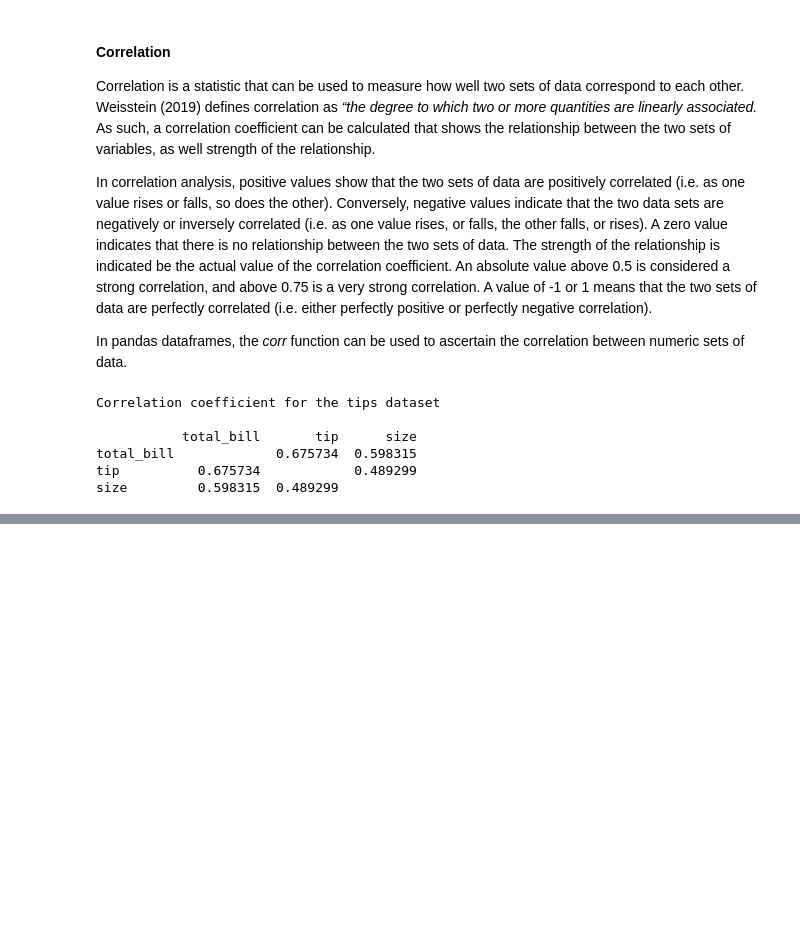
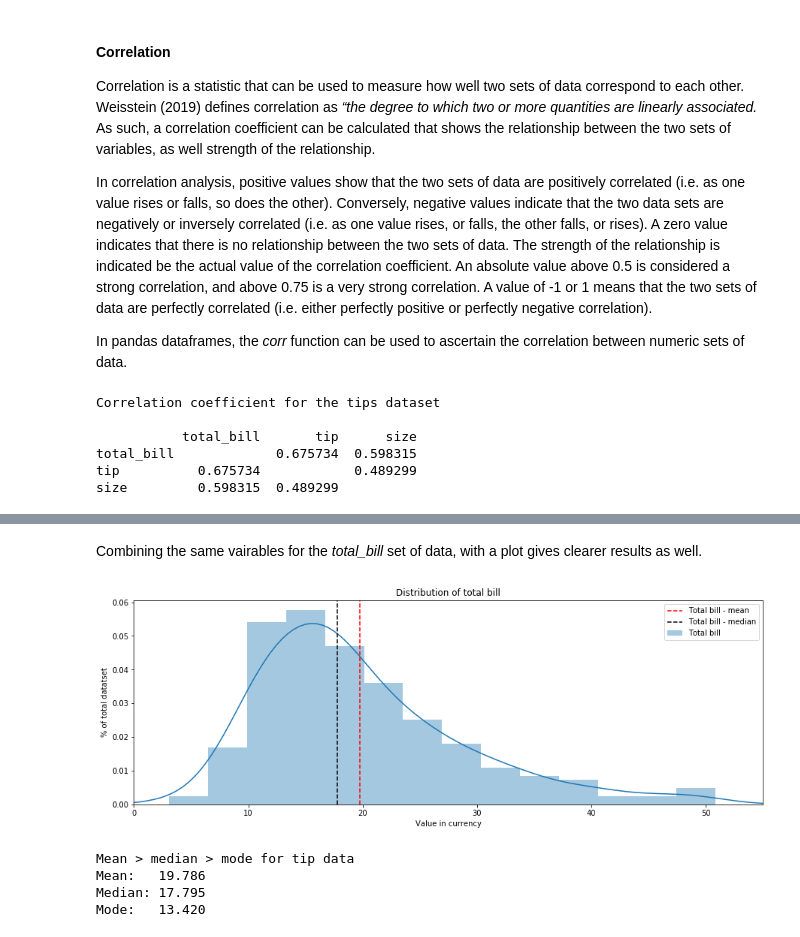
Before and after one commit to Clauric/FoDA-Assessment, a Jupyter notebook: Tips dataset review.ipynb, the cells around one changed output, grey strips where cells are left out. Saved outputs shown, nothing was run; the diff lists cells and outputs as text; code cells hidden in the pictures; blank space fills up the shorter version.

```diff
--- a/Tips dataset review.ipynb
+++ b/Tips dataset review.ipynb
@@ -272,0 +340,43 @@ plt.show()
+# %% [markdown]
+Combining the same vairables for the *total_bill* set of data, with a plot gives clearer results as well.
+# %%
+# Plot of distribution total bill data
+
+# For total bill, new values for mean and median values
+tb_mean = tips_ds["total_bill"].mean()
+tb_median = tips_ds["total_bill"].median()
+tb_mode = tips_ds["total_bill"].mode()
+
+# Seaborn distplots showing both histograms and bell curves for total bill
+sns.distplot(tips_ds["total_bill"], axlabel = False, label="Total bill")
+
+# Plotlines for total bill of mean and median
+plt.axvline(tb_mean, color = 'r', linestyle = "--", label = "Total bill - mean")
+plt.axvline(tb_median, color = 'k', linestyle = "--", label = "Total bill - median")
+
+# Set limit of x-axis from to 55
+plt.xlim([0,55])
+
+# Set size of plot area
+plt.rcParams["figure.figsize"] = [15,5]
+
+# Set title, labels, and legend
+plt.title("Distribution of total bill")
+plt.xlabel("Value in currency")
+plt.ylabel("% of total datatset")
+plt.legend()
+
+# Show plot
+plt.show()
+
+# Mean, median, and mode values for the tiotal_bill data
+print("Mean > median > mode for tip data")
+print("Mean: %8.3f" % tips_ds["total_bill"].mean())
+print("Median: %1.3f" % tips_ds["total_bill"].median())
+print("Mode: %8.3f" % tips_ds["total_bill"].mode())
+# %% [output]
+[figure, added]
+Mean > median > mode for tip data
+Mean:   19.786
+Median: 17.795
+Mode:   13.420
```
Also changed, not shown: parts of 10 cells of this notebook, 1 other file.
